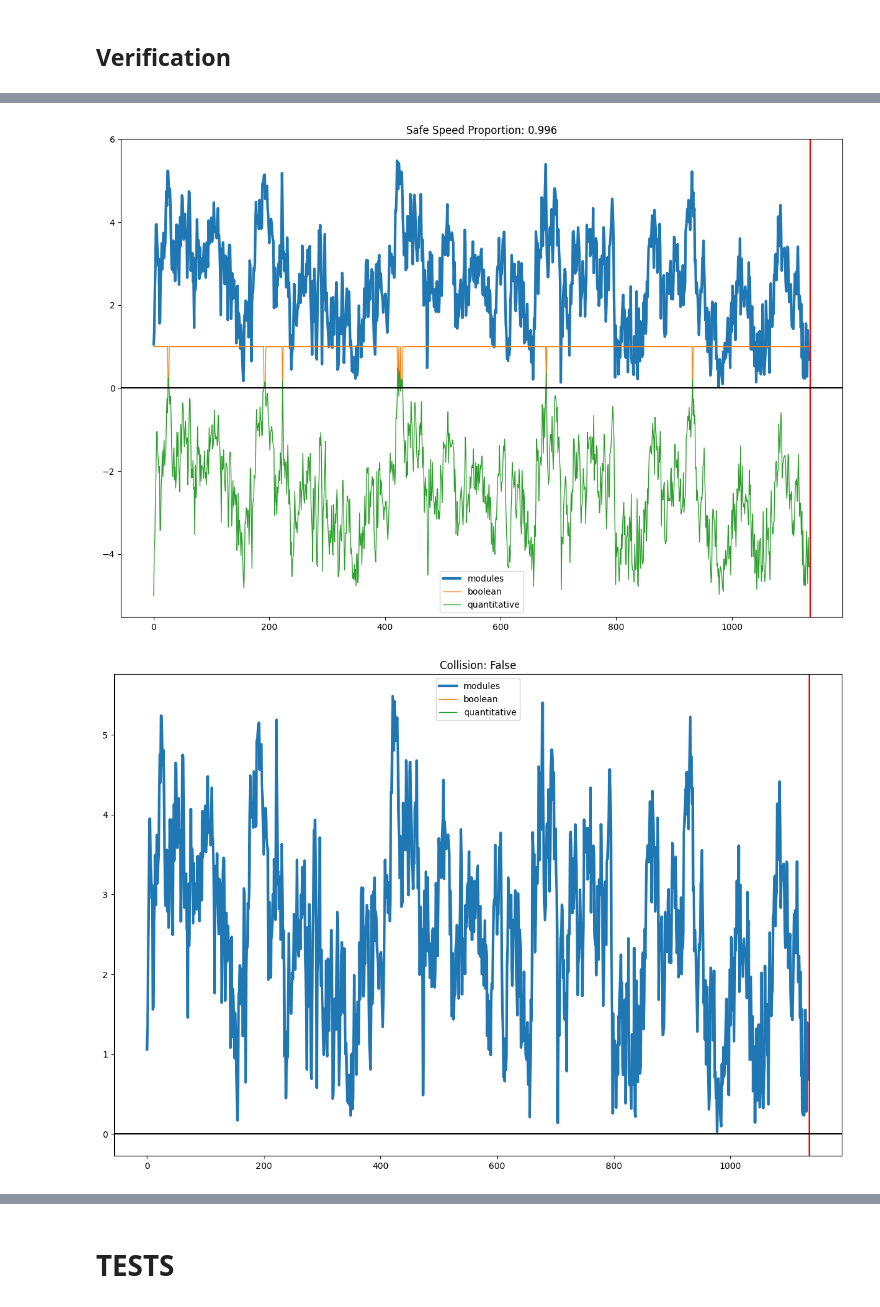
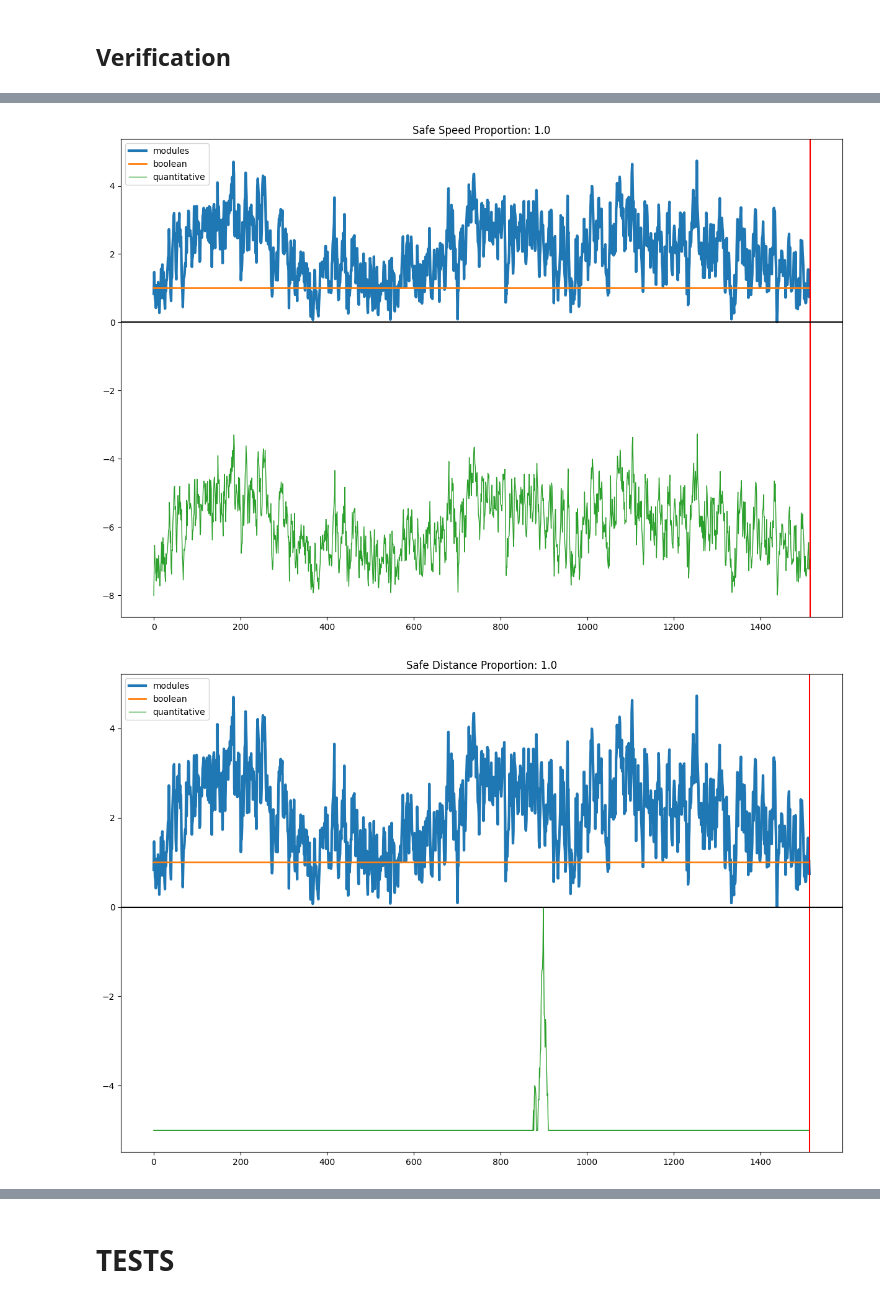
Before and after one commit to Nefasto1/CPS_Project, a Jupyter notebook: Simulation.ipynb, the cells around one changed output, grey strips where cells are left out. Saved outputs shown, nothing was run; the diff lists cells and outputs as text; code cells hidden in the pictures.

Commit message:
Added distance verification

```diff
--- a/Simulation.ipynb
+++ b/Simulation.ipynb
@@ -99,7 +99,7 @@ else:
 # %%
 # Kp, Ki, Kd = [-0.11052183,  0.51122139, -0.08594941]
 # %%
-simulations = 10
+simulations = 100
 simulation_time = 2000
 dt = 0.5
 
@@ -110,10 +110,11 @@ theta_list    = np.zeros((simulations, int(simulation_time/dt) + 1))
 
 has_completed = np.zeros((simulations, int(simulation_time/dt)))
 has_collided  = np.zeros((simulations, int(simulation_time/dt)))
+targ_dist     = np.zeros((simulations, int(simulation_time/dt)))
 
 bar = trange(simulations)
 
 for i in bar:
-    states[i], u_list[i], target_list, reference_list[i], theta_list[i], has_completed[i], has_collided[i], frames = simulation(start, obstacles, targets, PID, Kp=Kp, Ki=Ki, Kd=Kd, simulation_time=simulation_time, kalman=kalman, noise=noise, reference=0, dt=dt, LQR=LQR)
+    states[i], u_list[i], target_list, reference_list[i], theta_list[i], has_completed[i], has_collided[i], targ_dist[i], frames = simulation(start, obstacles, targets, PID, Kp=Kp, Ki=Ki, Kd=Kd, simulation_time=simulation_time, kalman=kalman, noise=noise, reference=0, dt=dt, LQR=LQR)
     bar.set_postfix({"has_completed": np.mean(has_completed[:i+1].any(1)), "has_collided": np.mean(has_collided[:i+1].any(1))})
 # %%
@@ -123,5 +124,5 @@ ax = draw_trajectory_colored(states, start, obstacles, targets, target_list, has
 # %% [markdown]
 ## Verification
 # %%
-verification(states[0], theta_list[0], has_collided[0], has_completed[0], speed_threshold=5)
+verification(states[8], theta_list[8], has_collided[8], has_completed[8], np.clip(targ_dist[8], -20, 20), speed_threshold=8, save=True)
 # %% [output]
@@ -129,2 +130,2 @@ verification(states[0], theta_list[0], has_collided[0], has_completed[0], speed_
-[figure, old version]
+[figure, new version]
-[figure, old version]
+[figure, new version]
```
Also changed, not shown: parts of 10 cells of this notebook, 5 other files.
